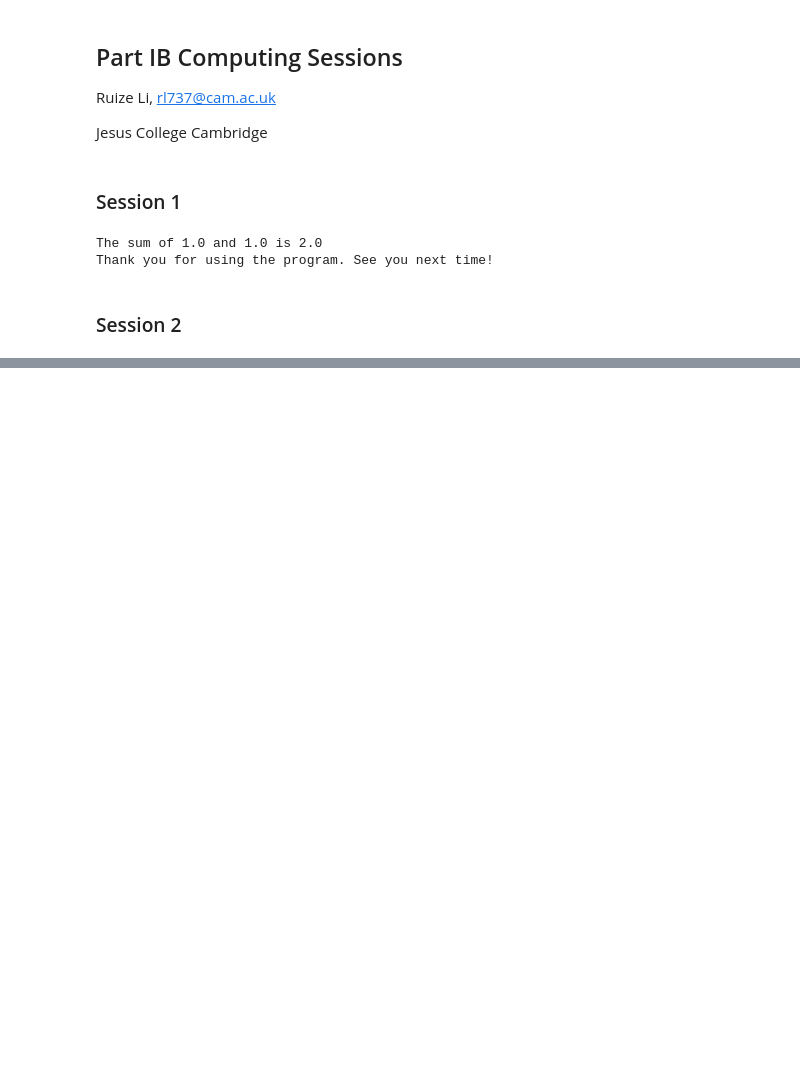
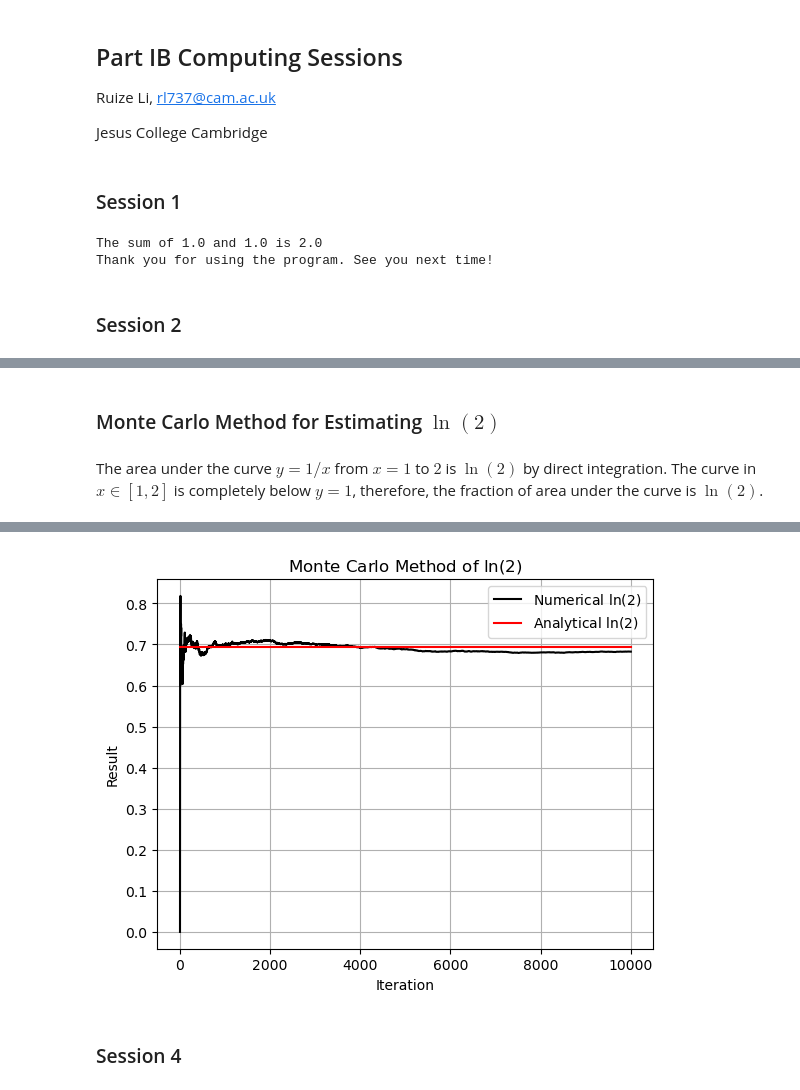
Before and after one commit to Chocolirz/IB-SciComp, a Jupyter notebook: Ruize_Li_rl737_Sessions.ipynb, the cells around one changed output, grey strips where cells are left out. Drawn from its saved outputs; the diff is of its cells as text; code cells hidden in the pictures; blank space fills up the shorter version.

Commit message:
updated session 3 code

```diff
--- a/Ruize_Li_rl737_Sessions.ipynb
+++ b/Ruize_Li_rl737_Sessions.ipynb
@@ -214,0 +281,69 @@ print('The program has ended. Thanks for using it.')
+# %% [markdown]
+### Monte Carlo Method for Estimating $\ln(2)$
+# %% [markdown]
+The area under the curve $y=1/x$ from $x=1$ to $2$ is $\ln(2)$ by direct integration. The curve in $x\in[1,2]$ is completely below $y=1$, therefore, the fraction of area under the curve is $\ln(2)$.
+# %%
+# Monte Carlo method of Estimating $\ln(2)$
+# Ruize Li, rl737, Jesus College, Cambridge
+
+# The area under the function y = 1, x from 1 to 2 is $1$, and the area
+# under the function y = 1/x, x from 1 to 2 is $\ln(2)$. Therefore, the
+# ratio of the areas is $\ln(2)$. We can use the Monte Carlo method to
+# estimate this ratio.
+
+# Importing necessary libraries
+import numpy as np
+import matplotlib.pyplot as plt
+import random
+
+# Setting the number of iterations
+N = 10000
+print("Parameter: N =", str(N))
+
+# Array of iterations and results
+iterations = []
+results = []
+
+# Initializing count_in to 0
+count_in = 0
+
+# Running the Monte Carlo method
+for i in range(N):
+    # Generating random values of x and y, x in [1,2] and y in [0,1]
+    x = 1 + random.random()
+    y = random.random()
+
+    # Checking if y is less than or equal to 1/x
+    cond = y
+    outcome = 1 if cond <= 1/x else 0
+
+    # Updating the count_in and fraction_in
+    count_in += outcome
+    fraction_in = count_in/(i+1)
+
+    # Appending the result and iteration to the arrays
+    results.append(fraction_in)
+    iterations.append(i+1)
+
+    # Printing the progress
+    print("Location: "+str(outcome)+"\t"+str(x)+"\t"+str(y)+"\t"+str(count_in)+
+          "\t"+str(i)+"\t"+str(fraction_in))
+
+# Find out how many points are required to get an answer accurate to 1 percent
+for i in range(N):
+    if results[-i-1] - np.log(2) > 0.01 * np.log(2):
+        print("Number of iterations required to get an answer accurate to 1 percent:", N-i+1)
+        # Stop the loop
+        break
+
+# Visualizing the results
+fig = plt.figure()
+plt.plot(iterations,results,'k-', label='Numerical $\ln(2)$')
+plt.plot([0,iterations[-1]],[np.log(2),np.log(2)],'r-', label='Analytical $\ln(2)$')
+plt.grid(True)
+plt.legend()
+plt.title('Monte Carlo Method of $\ln(2)$')
+plt.xlabel('Iteration')
+plt.ylabel('Result')
+plt.show()
+# %% [output]
@@ -214,0 +367,3 @@ print('The program has ended. Thanks for using it.')
+[figure, added]
+# %% [markdown]
+### Session 4
```
Also changed, not shown: parts of 4 cells of this notebook.
